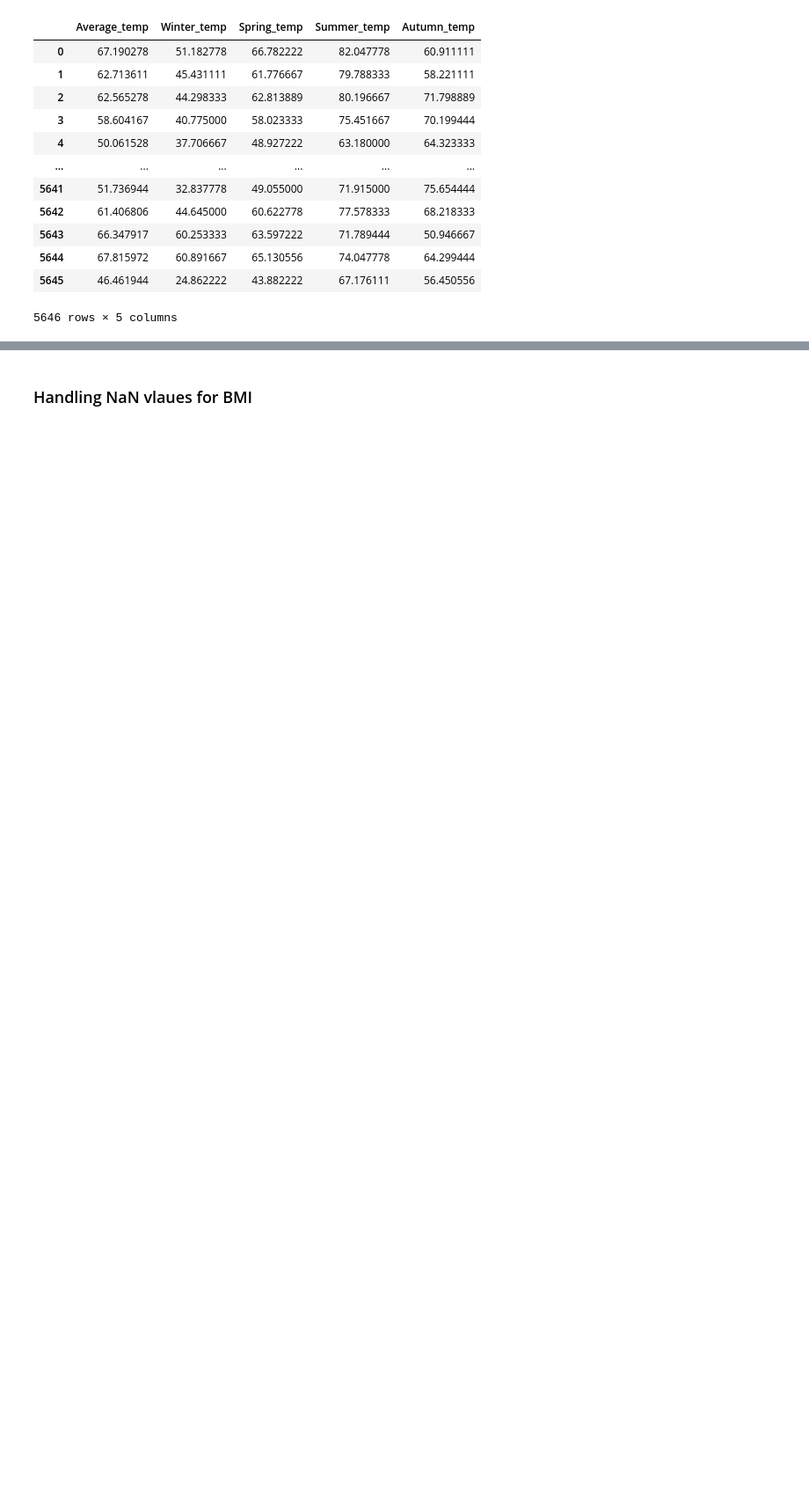
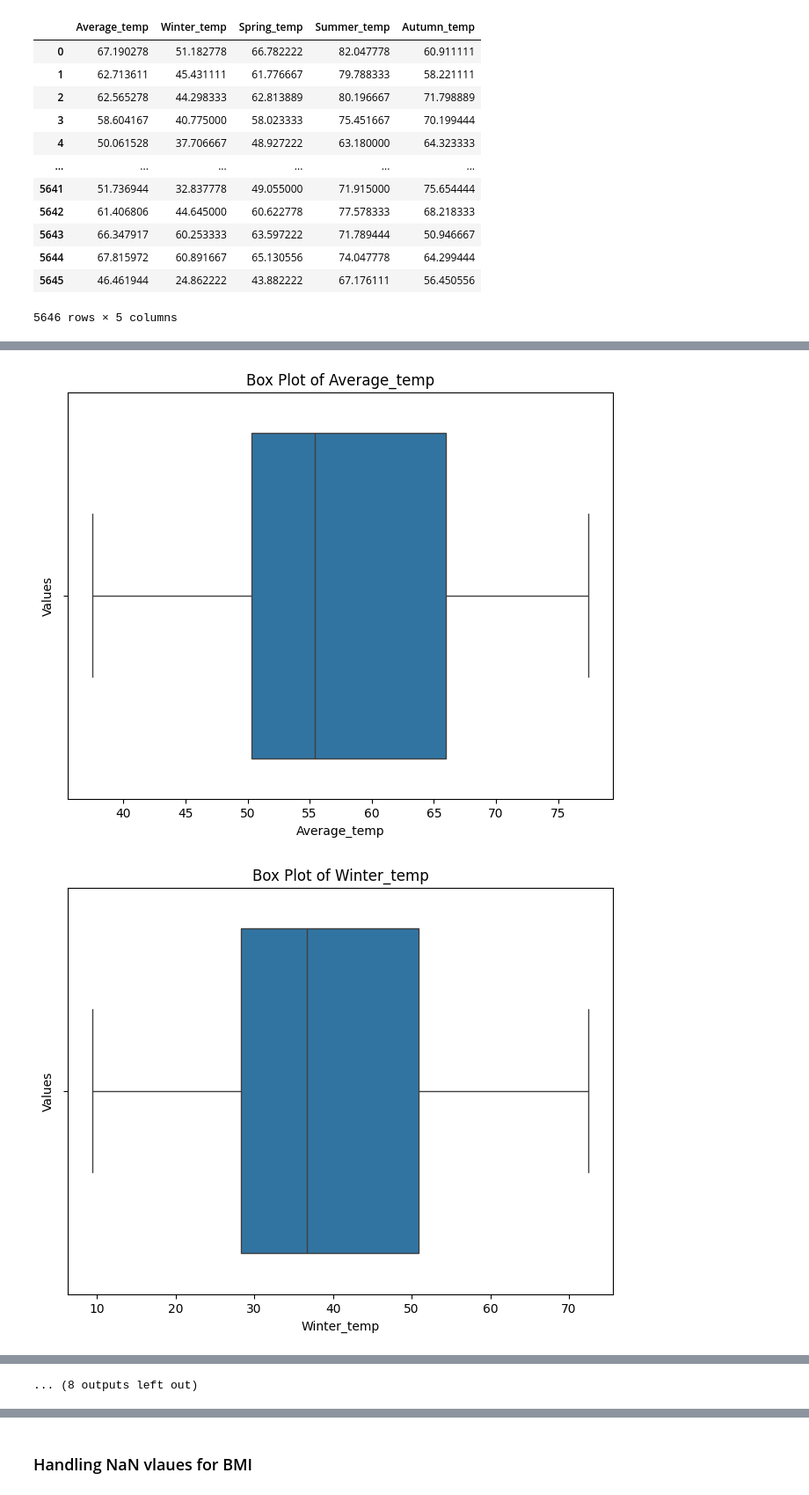
Before and after one commit to Sobiii/CancerMetastasisPrediction---Ensemble_ML_Techniques, a Jupyter notebook: CancerMetastasis_2024.ipynb, the cells around one changed output, grey strips where cells are left out. Shown at 88% size. Drawn from its saved outputs; the diff is of its cells as text; code cells hidden in the pictures; blank space fills up the shorter version.

```diff
--- a/CancerMetastasis_2024.ipynb
+++ b/CancerMetastasis_2024.ipynb
@@ -268,3 +281,10 @@ Train = pd.merge(Train, train[['metastatic_diagnosis_period','patient_age','bmi'
+# %%
+# Aggregating average yearly temp with other features that I believe are good predcitors
+Train = Average_year_temp
+
+Train = pd.merge(Train, train[['metastatic_diagnosis_period','patient_age','bmi','patient_race','patient_state','patient_zip3' ,'Region', 'Division','breast_cancer_diagnosis_code','metastatic_cancer_diagnosis_code', 'income_household_median',
+                               'payer_type','health_uninsured','density','farmer','home_ownership','education_college_or_above','family_dual_income','family_size', 'education_bachelors','widowed', 'poverty' ]],
+                        left_index=True, right_index=True, how='left')
 # %%
 Train.head()
 # %% [output]
@@ -458,0 +432,15 @@ Test
+# %%
+# Numerical columns
+numerical_columns = Train.select_dtypes(include='number').columns
+
+# Boxplots for numerical features
+for col in numerical_columns:
+    plt.figure(figsize=(8, 6))
+    sns.boxplot(x=Train[col])
+    plt.title(f'Box Plot of {col}')
+    plt.xlabel(col)
+    plt.ylabel('Values')
+    plt.show()
+# %% [output]
+[figure, added]
+[figure, added]
@@ -458,0 +457 @@ Test
+... (8 outputs left out)
```
Also changed, not shown: parts of 139 cells of this notebook.
